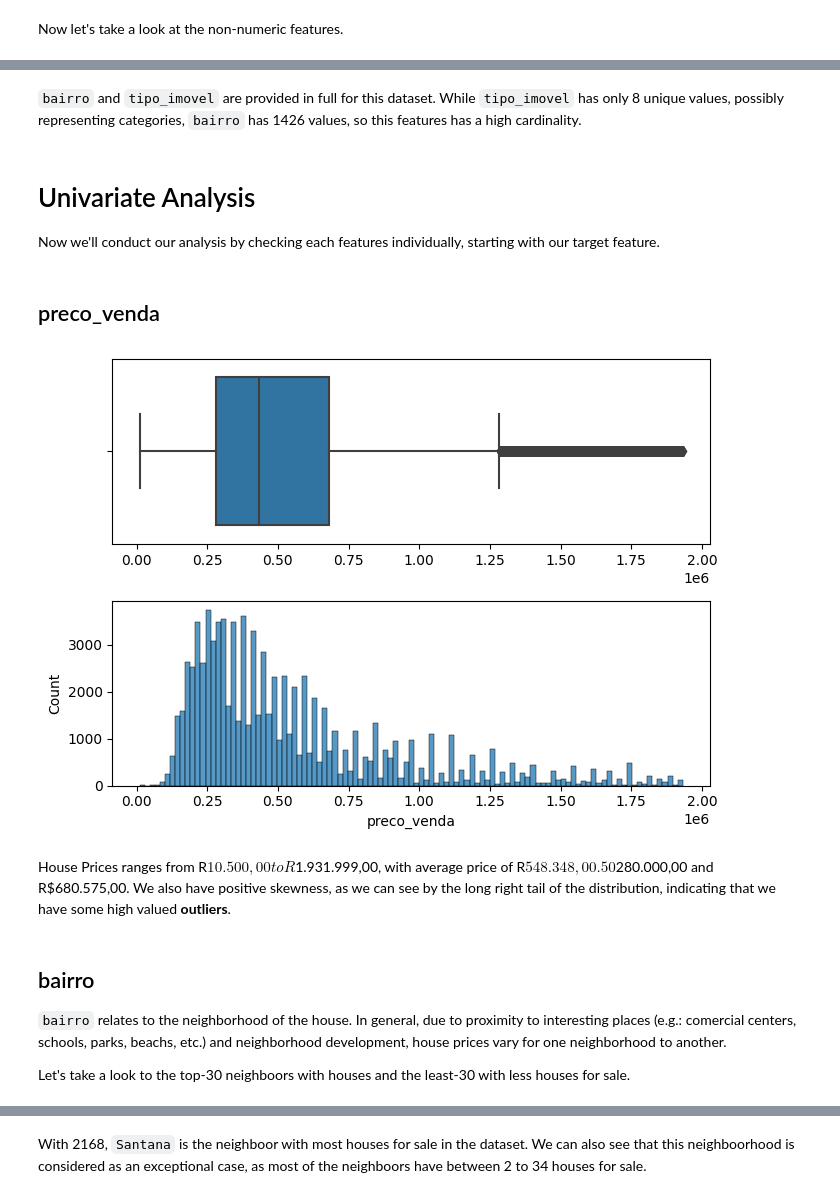
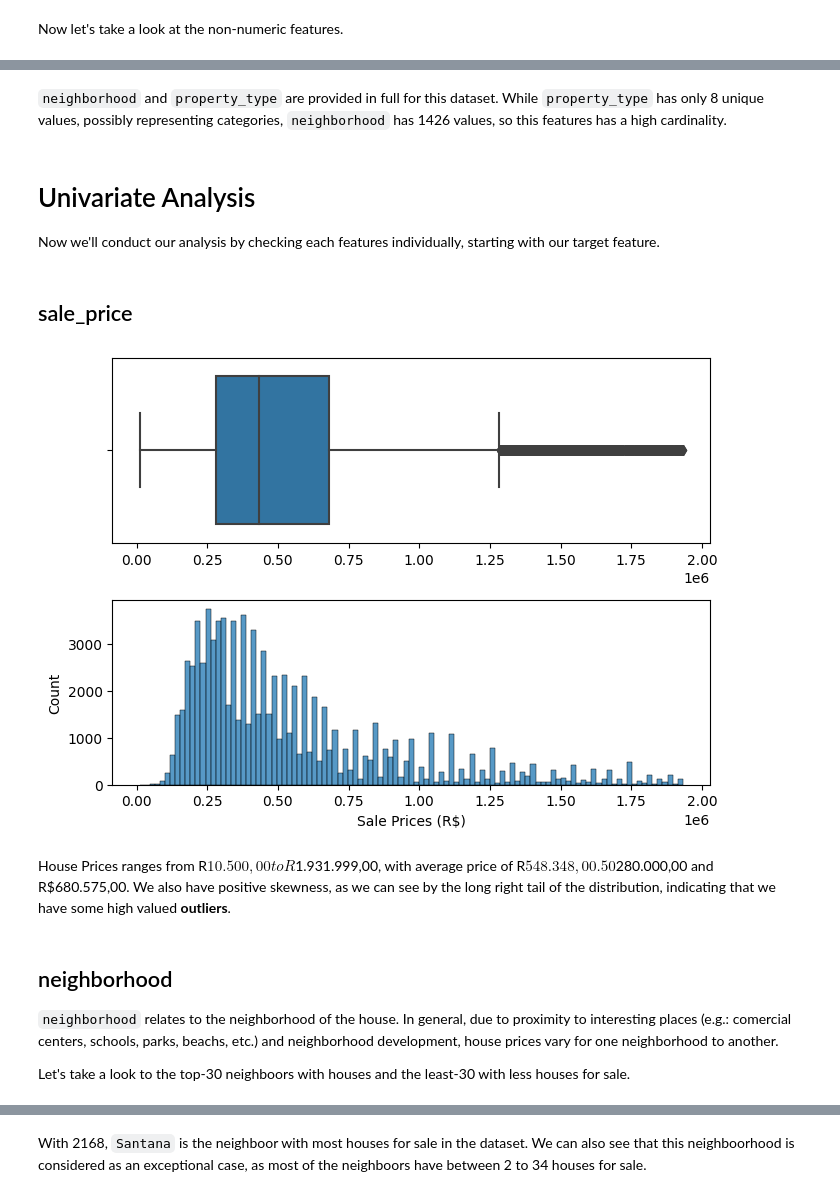
Before and after one commit to TheCamilovisk/HousePricePredictionApp, a Jupyter notebook: notebooks/02-exploratory-data-analysis.ipynb, the cells around one changed output, grey strips where cells are left out. Cells and saved outputs as stored; diff of their text form; code cells hidden in the pictures.

```diff
--- a/notebooks/02-exploratory-data-analysis.ipynb
+++ b/notebooks/02-exploratory-data-analysis.ipynb
@@ -119,27 +119,28 @@ sp_house_price.describe(include="O")
 | freq | 2168 | 59559 |
 # %% [markdown]
-`bairro` and `tipo_imovel` are provided in full for this dataset. While `tipo_imovel` has only 8 unique values, possibly representing categories, `bairro` has 1426 values, so this features has a high cardinality.
+`neighborhood` and `property_type` are provided in full for this dataset. While `property_type` has only 8 unique values, possibly representing categories, `neighborhood` has 1426 values, so this features has a high cardinality.
 # %% [markdown]
 # Univariate Analysis
 
 Now we'll conduct our analysis by checking each features individually, starting with our target feature.
 # %% [markdown]
-## preco_venda
+## sale_price
 # %%
 _, (ax1, ax2) = plt.subplots(nrows=2, figsize=(7, 5))
-sns.boxplot(x="preco_venda", data=sp_house_price, ax=ax1);
+sns.boxplot(x="sale_price", data=sp_house_price, ax=ax1);
 ax1.set_xlabel("")
-sns.histplot(x="preco_venda", data=sp_house_price, ax=ax2);
+sns.histplot(x="sale_price", data=sp_house_price, ax=ax2);
+ax2.set_xlabel("Sale Prices (R$)")
 
 plt.tight_layout()
 # %% [output]
-[figure, old version]
+[figure, new version]
 # %% [markdown]
 House Prices ranges from R$10.500,00 to R$1.931.999,00, with average price of R$548.348,00. 50% of the prices are concentrated in range between R$280.000,00 and R$680.575,00. We also have positive skewness, as we can see by the long right tail of the distribution, indicating that we have some high valued **outliers**.
 # %% [markdown]
-## bairro
+## neighborhood
 
-`bairro` relates to the neighborhood of the house. In general, due to proximity to interesting places (e.g.: comercial centers, schools, parks, beachs, etc.) and neighborhood development, house prices vary for one neighborhood to another.
+`neighborhood` relates to the neighborhood of the house. In general, due to proximity to interesting places (e.g.: comercial centers, schools, parks, beachs, etc.) and neighborhood development, house prices vary for one neighborhood to another.
 
 Let's take a look to the top-30 neighboors with houses and the least-30 with less houses for sale.
 # %%
```
Also changed, not shown: parts of 27 cells of this notebook.
